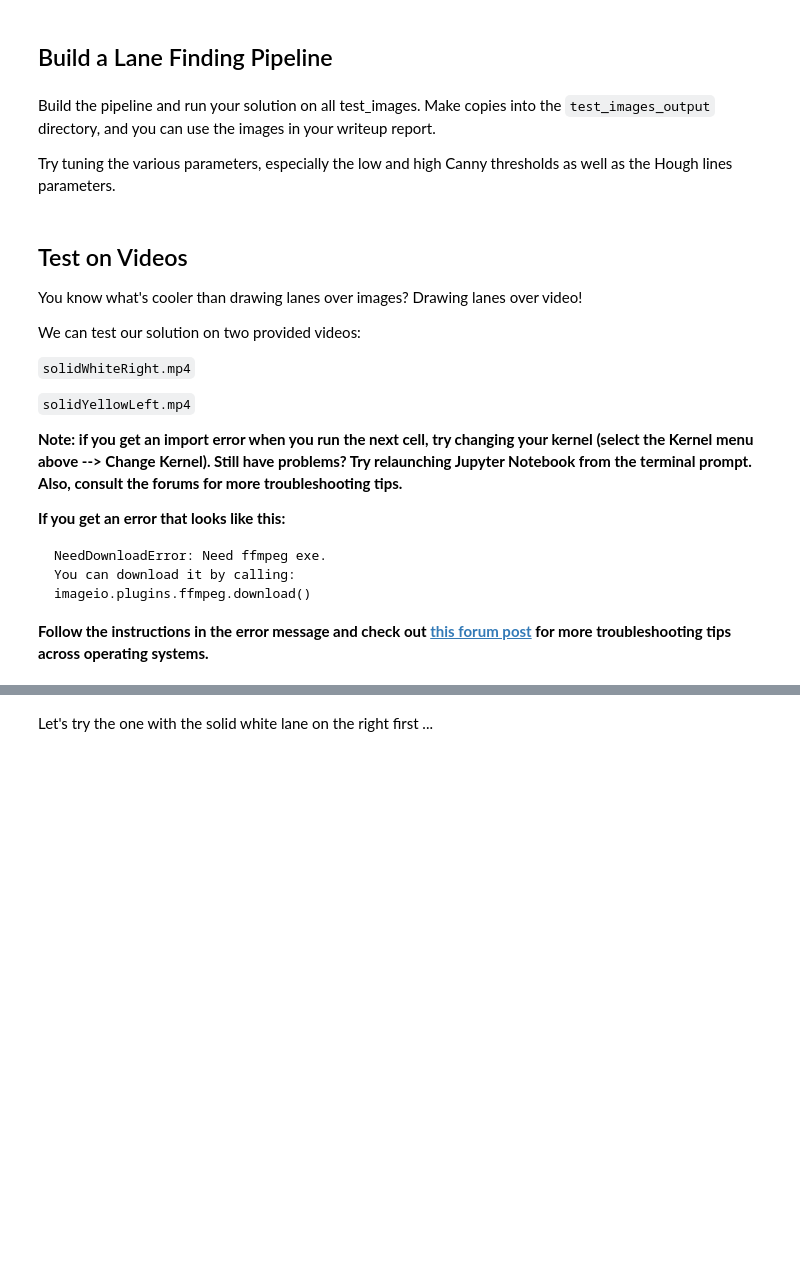
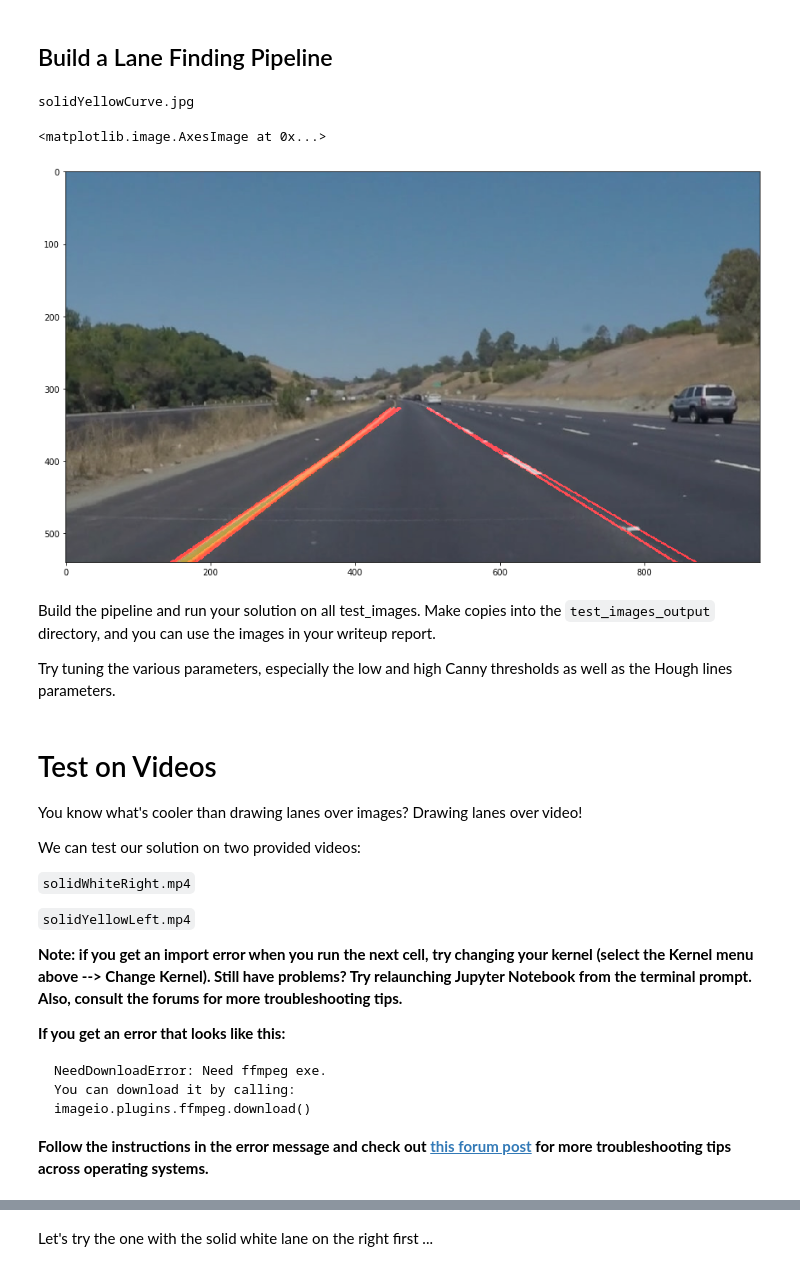
Before and after one commit to SimkinTheWizard/SDC_P1_LaneDetection, a Jupyter notebook: P1.ipynb, the cells around one changed output, grey strips where cells are left out. Cells and saved outputs as stored; diff of their text form; code cells hidden in the pictures; blank space fills up the shorter version.

Commit message:
Solutions to the lane detection

```diff
--- a/P1.ipynb
+++ b/P1.ipynb
@@ -174,9 +190,42 @@ Build your pipeline to work on the images in the directory "test_images"
 **You should make sure your pipeline works well on these images before you try the videos.**
 # %%
 import os
-os.listdir("test_images/")
+fileNames = os.listdir("test_images/")
 # %% [markdown]
 ## Build a Lane Finding Pipeline
+# %%
+# TODO: Build your pipeline that will draw lane lines on the test_images
+# then save them to the test_images directory.
+
+def process (frame):
+    shape = frame.shape
+    width = shape[1]
+    height= shape[0]
+    region_top = height/1.65
+    vertices=np.array([[(width/12,height),(width/12*5,region_top),(width/12*7,region_top),(width/12*11,height)]], dtype=np.int32)
+    canny_low_thresh= 70
+    canny_high_thresh= 150
+
+    gray = grayscale(frame)
+    blurred = gaussian_blur(gray,5)
+    edges = canny(blurred,canny_low_thresh,canny_high_thresh)
+    masked = region_of_interest(edges,vertices)
+    lines = hough_lines(img=masked, rho=3, theta=np.pi/180*2, threshold=100, min_line_len=10, max_line_gap=100, top=region_top, bottom=height)
+    weighted = weighted_img(initial_img=frame,img=lines)
+    return weighted
+
+
+fileName = fileNames[2]
+print(fileName)
+frame = mpimg.imread("test_images/"+fileName)
+processed = process(frame)
+plt.figure(figsize = (15,15))
+plt.imshow(processed,cmap='gray')
+    #plt.imshow(frame)
+# %% [output]
+solidYellowCurve.jpg
+<matplotlib.image.AxesImage at 0x...>
+[figure, added]
 # %% [markdown]
 Build the pipeline and run your solution on all test_images. Make copies into the `test_images_output` directory, and you can use the images in your writeup report.
 
@@ -187,5 +233,5 @@ Try tuning the various parameters, especially the low and high Canny thresholds
 # %% [markdown]
-## Test on Videos
+# Test on Videos
 
 You know what's cooler than drawing lanes over images? Drawing lanes over video!
 
```
Also changed, not shown: parts of 11 cells of this notebook.
